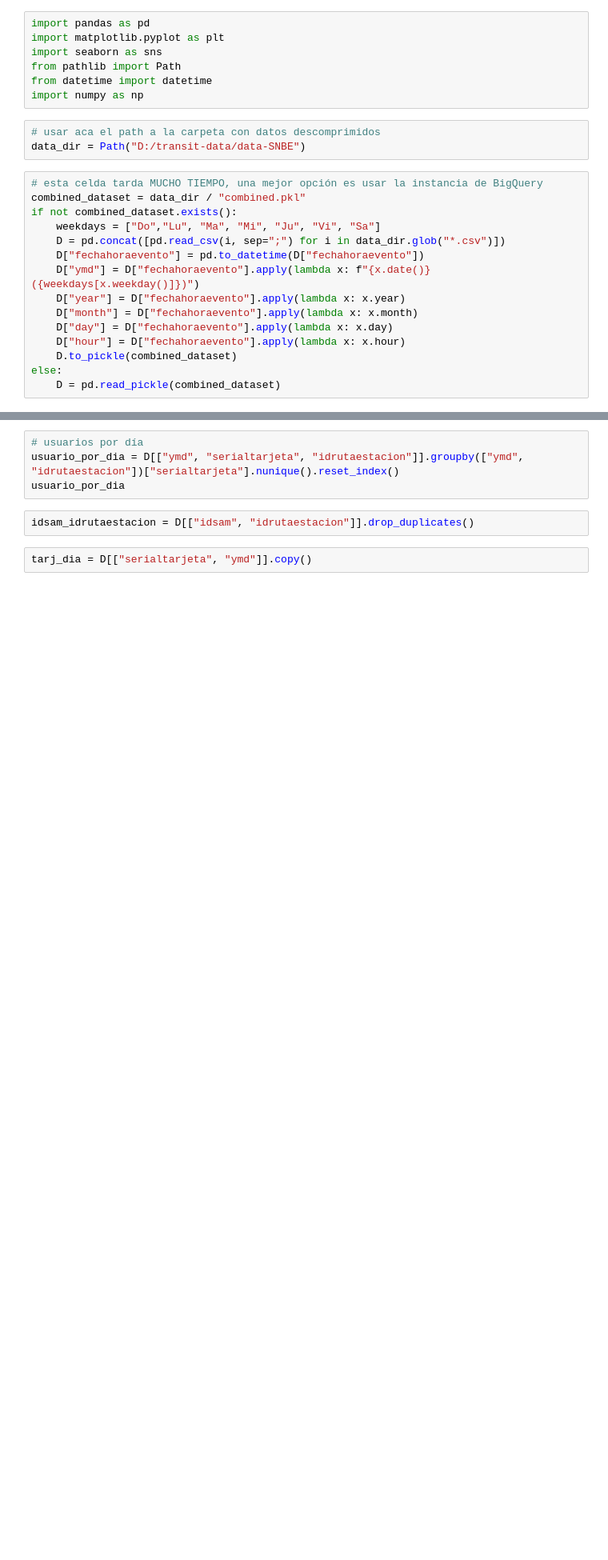
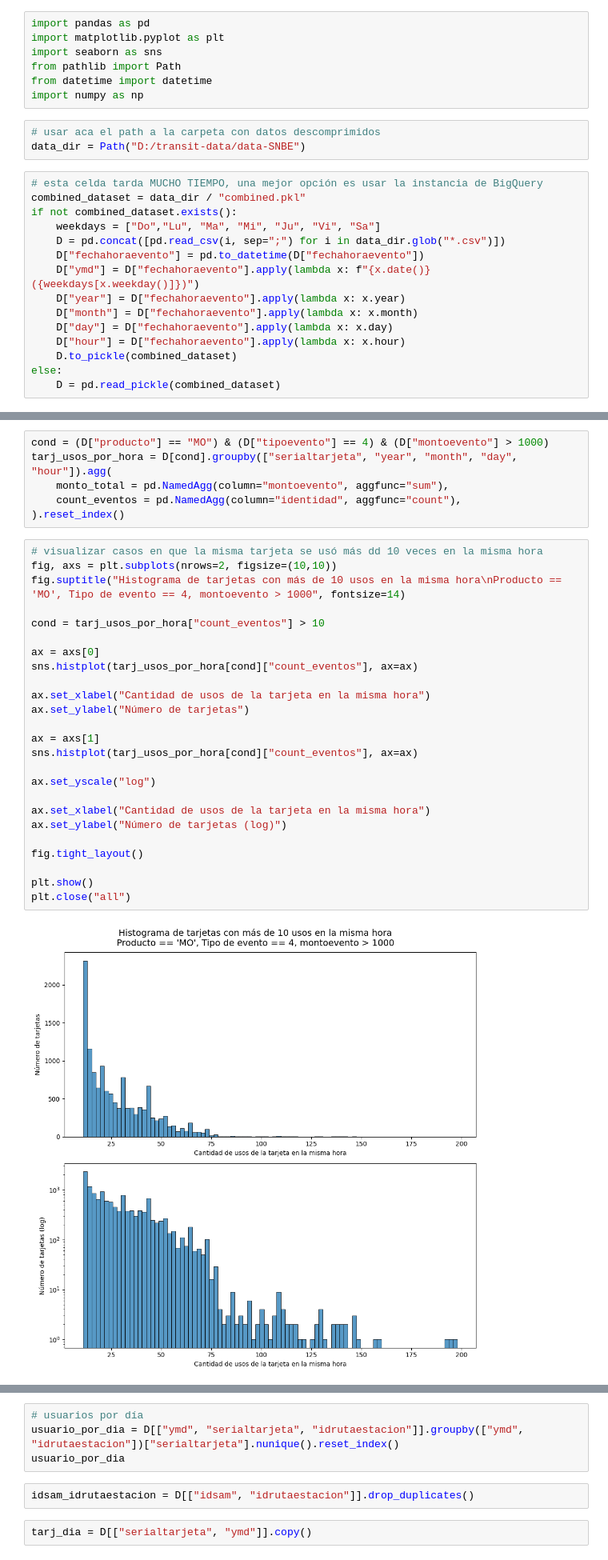
Before and after one commit to torresmateo/opama, a Jupyter notebook: explore.ipynb, the cells around one changed output, grey strips where cells are left out. Shown at 80% size. Drawn from its saved outputs; the diff is of its cells as text; blank space fills up the shorter version.

```diff
--- a/explore.ipynb
+++ b/explore.ipynb
@@ -25,0 +73,33 @@ else:
+# %%
+cond = (D["producto"] == "MO") & (D["tipoevento"] == 4) & (D["montoevento"] > 1000)
+tarj_usos_por_hora = D[cond].groupby(["serialtarjeta", "year", "month", "day", "hour"]).agg(
+    monto_total = pd.NamedAgg(column="montoevento", aggfunc="sum"),
+    count_eventos = pd.NamedAgg(column="identidad", aggfunc="count"),
+).reset_index()
+# %%
+# visualizar casos en que la misma tarjeta se usó más dd 10 veces en la misma hora
+fig, axs = plt.subplots(nrows=2, figsize=(10,10))
+fig.suptitle("Histograma de tarjetas con más de 10 usos en la misma hora\nProducto == 'MO', Tipo de evento == 4, montoevento > 1000", fontsize=14)
+
+cond = tarj_usos_por_hora["count_eventos"] > 10
+
+ax = axs[0]
+sns.histplot(tarj_usos_por_hora[cond]["count_eventos"], ax=ax)
+
+ax.set_xlabel("Cantidad de usos de la tarjeta en la misma hora")
+ax.set_ylabel("Número de tarjetas")
+
+ax = axs[1]
+sns.histplot(tarj_usos_por_hora[cond]["count_eventos"], ax=ax)
+
+ax.set_yscale("log")
+
+ax.set_xlabel("Cantidad de usos de la tarjeta en la misma hora")
+ax.set_ylabel("Número de tarjetas (log)")
+
+fig.tight_layout()
+
+plt.show()
+plt.close("all")
+# %% [output]
+[figure, added]
```
Also changed, not shown: parts of 13 cells of this notebook, 2 other files.
